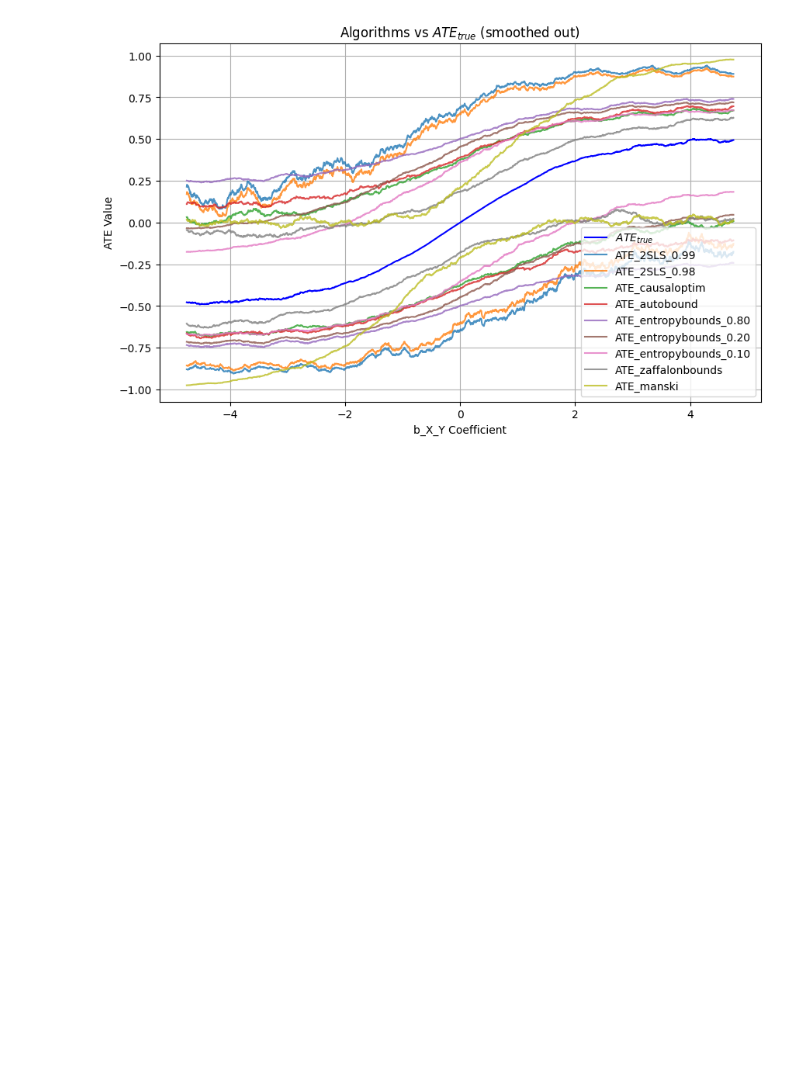
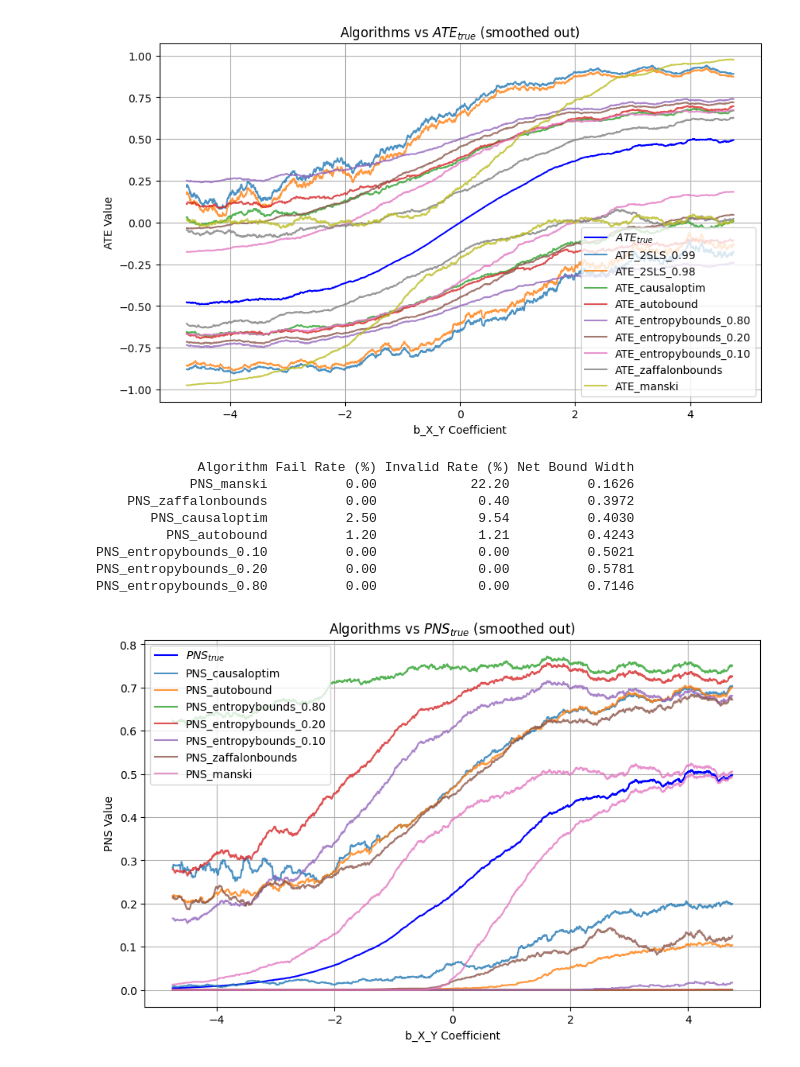
Before and after one commit to tmaringgele/causal-bounds, a Jupyter notebook: binaryIV/binaryIV_classification.ipynb, the cells around one changed output. Drawn from its saved outputs; the diff is of its cells as text; code cells hidden in the pictures; blank space fills up the shorter version.

```diff
--- a/binaryIV/binaryIV_classification.ipynb
+++ b/binaryIV/binaryIV_classification.ipynb
@@ -60,5 +60,15 @@ ATE_entropybounds_0.80          0.00             1.35          0.9950
 [figure]
 # %%
 #PNS Evaluation
-PlottingUtil.print_bound_statistics_table(results, algs, 'ATE')
-PlottingUtil.plot_smoothed_query_vs_bounds(results, 'ATE', ATE_algs, 100)
+PlottingUtil.print_bound_statistics_table(results, algs, 'PNS')
+PlottingUtil.plot_smoothed_query_vs_bounds(results, 'PNS', PNS_algs, 100)
+# %% [output]
+             Algorithm Fail Rate (%) Invalid Rate (%) Net Bound Width
+            PNS_manski          0.00            22.20          0.1626
+    PNS_zaffalonbounds          0.00             0.40          0.3972
+       PNS_causaloptim          2.50             9.54          0.4030
+         PNS_autobound          1.20             1.21          0.4243
+PNS_entropybounds_0.10          0.00             0.00          0.5021
+PNS_entropybounds_0.20          0.00             0.00          0.5781
+PNS_entropybounds_0.80          0.00             0.00          0.7146
+[figure, added]
```
